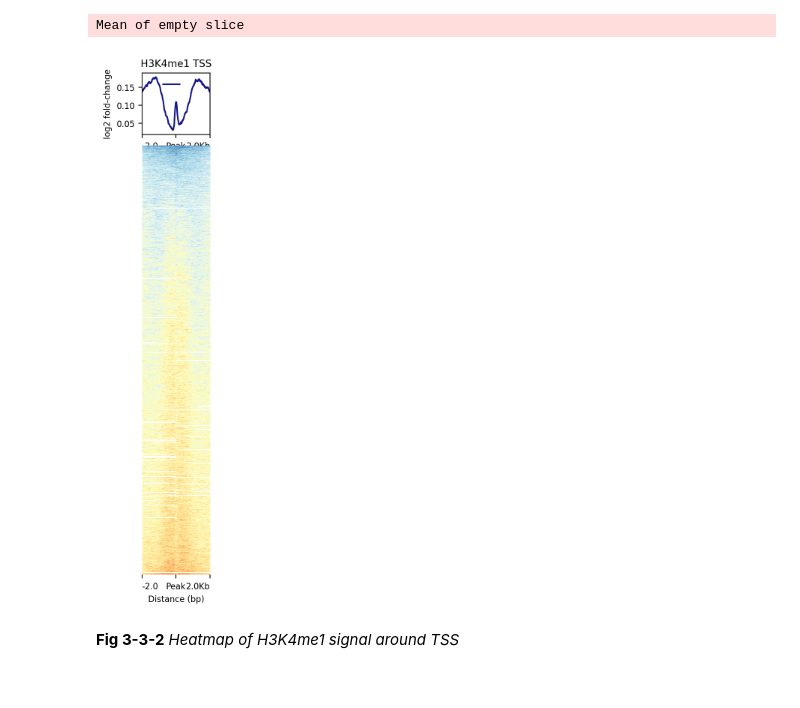
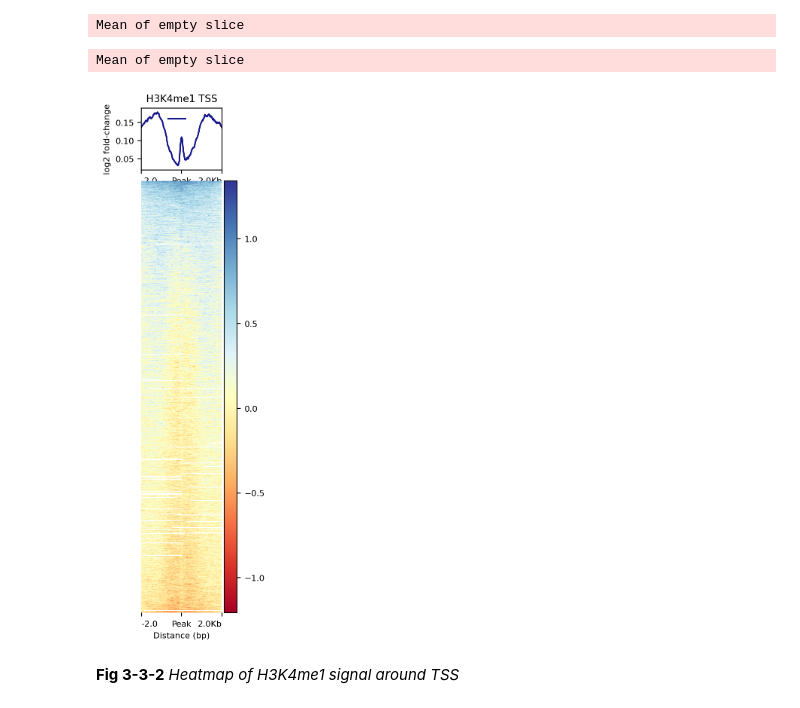
Before and after one commit to jakke-neiro/Oxplatys, a Jupyter notebook: notebooks/3-3-ChIPAnnotationAnalysis.ipynb, the cells around one changed output. Cells and saved outputs as stored; diff of their text form; code cells hidden in the pictures.

```diff
--- a/notebooks/3-3-ChIPAnnotationAnalysis.ipynb
+++ b/notebooks/3-3-ChIPAnnotationAnalysis.ipynb
@@ -114,11 +114,17 @@ cd /hydra/chip_neiro/k4me1
 plotHeatmap -m k4me1peakmatrixtss_july21 -o k4me1peaktss_july21.png --samplesLabel "H3K4me1 TSS" --boxAroundHeatmaps no --missingDataColor 1 --xAxisLabel "Distance (bp)" --plotType se --whatToShow "plot and heatmap" --heatmapHeight 17.5 --heatmapWidth 2.5 -y "log2 fold-change" --refPointLabel "Peak" -z " "
 # %% [output]
 Mean of empty slice
+# %%
+%%bash
+cd /drives/raid/AboobakerLab/jakke/chip_neiro/k4me1
+plotHeatmap -m k4me1peakmatrixtss_july21 -o k4me1peaktss_july22.png --samplesLabel "H3K4me1 TSS" --boxAroundHeatmaps no --missingDataColor 1 --xAxisLabel "Distance (bp)" --plotType se --whatToShow "plot, heatmap and colorbar" --heatmapHeight 17.5 --heatmapWidth 2.5 -y "log2 fold-change" --refPointLabel "Peak" -z " "
+# %% [output]
+Mean of empty slice
 # %%
 from IPython.display import Image
-Image(filename='/hydra/chip_neiro/k4me1/k4me1peaktss_july21.png')
+Image(filename='/drives/raid/AboobakerLab/jakke/chip_neiro/k4me1/k4me1peaktss_july22.png')
 # %% [output]
-[figure, old version]
+[figure, new version]
 # %% [markdown]
 **Fig 3-3-2** *Heatmap of H3K4me1 signal around TSS*
 # %% [markdown]
```
Also changed, not shown: 9 other files.
